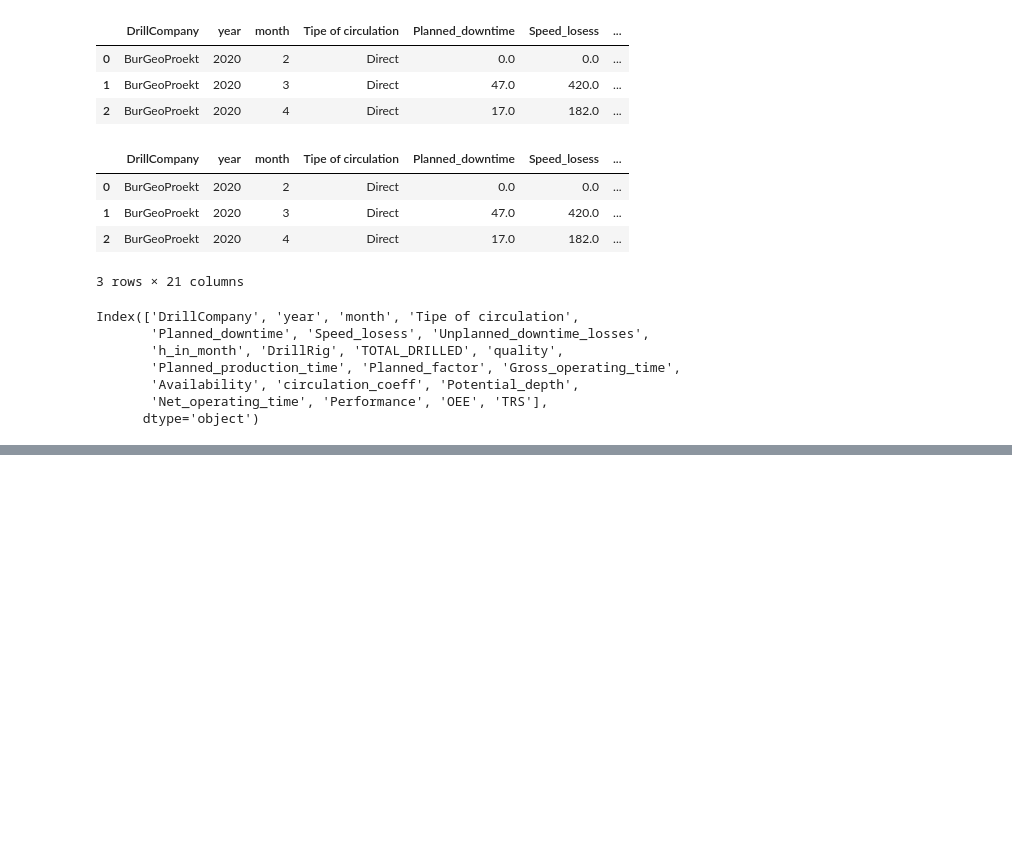
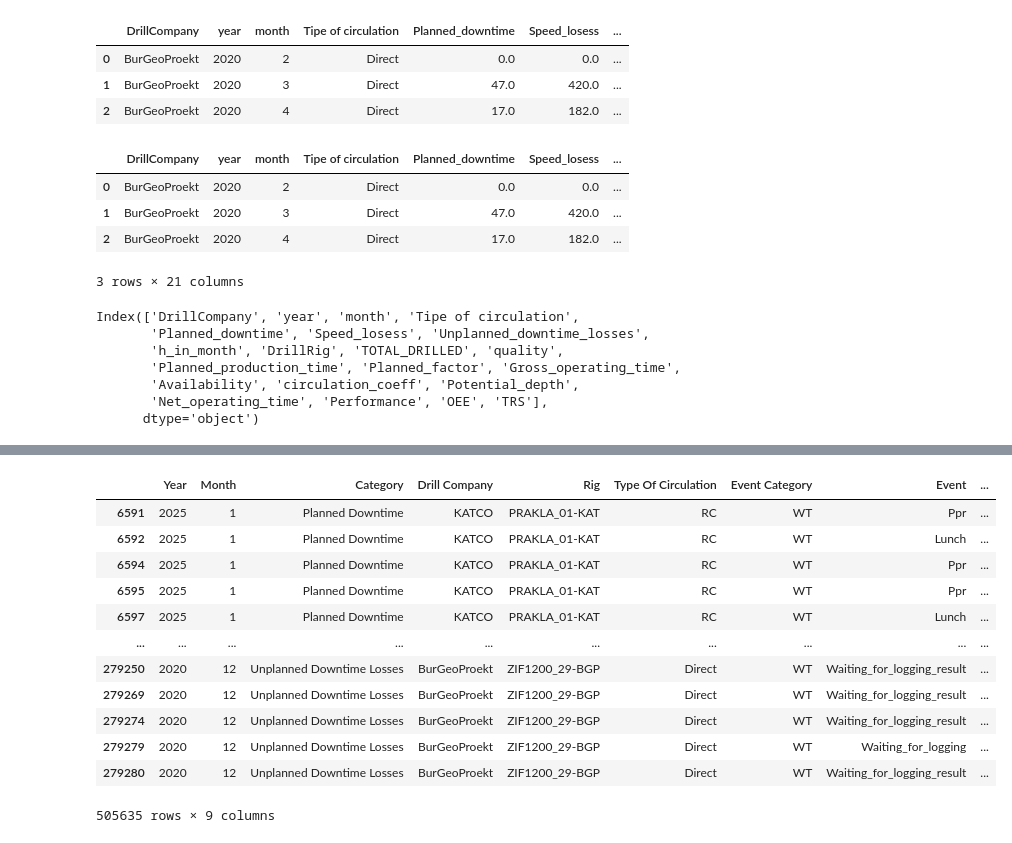
Before and after one commit to yevgeniy2504/Company, a Jupyter notebook: Scripts/OEE rigs.ipynb, the cells around one changed output, grey strips where cells are left out. Drawn from its saved outputs; the diff is of its cells as text; code cells hidden in the pictures; blank space fills up the shorter version.

Commit message:
update sql drilling depth

```diff
--- a/Scripts/OEE rigs.ipynb
+++ b/Scripts/OEE rigs.ipynb
@@ -775,0 +803,31 @@ df_productivity.describe(include='all')
+# %%
+df_operations_total.columns = [
+    "Event",
+    "Start Time",
+    "End Time",
+    "Duration",
+    "Drill Company",
+    "Rig",
+    "Type Of Circulation",
+    "Category",
+    "Year",
+    "Month"
+]
+# %%
+df_operations_total['Event Category'] = df_operations_total['Event'].str.split('_').str[0].str.upper()
+df_operations_total['Event'] = df_operations_total['Event'].str.split('_', n=1).str[1].str.capitalize()
+
+df_events_duration = df_operations_total[
+    [
+        "Year",
+        "Month",
+        "Category",
+        "Drill Company",
+        "Rig",
+        "Type Of Circulation",
+        "Event Category",
+        "Event",
+        "Duration"
+    ]
+]
+df_events_duration['Event'].value_counts()
@@ -775,0 +848,22 @@ df_productivity.describe(include='all')
+# %%
+df_events_duration.sort_values(
+    by=['Year', 'Month', 'Rig', 'Category', 'Duration'],
+    ascending=[False, True, True, True, False],
+    inplace=True
+)
+
+df_events_duration
+# %% [output]
+|  | Year | Month | Category | Drill Company | Rig | Type Of Circulation | Event Category | Event | ... |
+| 6591 | 2025 | 1 | Planned Downtime | KATCO | PRAKLA_01-KAT | RC | WT | Ppr | ... |
+| 6592 | 2025 | 1 | Planned Downtime | KATCO | PRAKLA_01-KAT | RC | WT | Lunch | ... |
+| 6594 | 2025 | 1 | Planned Downtime | KATCO | PRAKLA_01-KAT | RC | WT | Ppr | ... |
+| 6595 | 2025 | 1 | Planned Downtime | KATCO | PRAKLA_01-KAT | RC | WT | Ppr | ... |
+| 6597 | 2025 | 1 | Planned Downtime | KATCO | PRAKLA_01-KAT | RC | WT | Lunch | ... |
+| ... | ... | ... | ... | ... | ... | ... | ... | ... | ... |
+| 279250 | 2020 | 12 | Unplanned Downtime Losses | BurGeoProekt | ZIF1200_29-BGP | Direct | WT | Waiting_for_logging_result | ... |
+| 279269 | 2020 | 12 | Unplanned Downtime Losses | BurGeoProekt | ZIF1200_29-BGP | Direct | WT | Waiting_for_logging_result | ... |
+| 279274 | 2020 | 12 | Unplanned Downtime Losses | BurGeoProekt | ZIF1200_29-BGP | Direct | WT | Waiting_for_logging_result | ... |
+| 279279 | 2020 | 12 | Unplanned Downtime Losses | BurGeoProekt | ZIF1200_29-BGP | Direct | WT | Waiting_for_logging | ... |
+| 279280 | 2020 | 12 | Unplanned Downtime Losses | BurGeoProekt | ZIF1200_29-BGP | Direct | WT | Waiting_for_logging_result | ... |
+505635 rows × 9 columns
```
Also changed, not shown: parts of 23 cells of this notebook.
